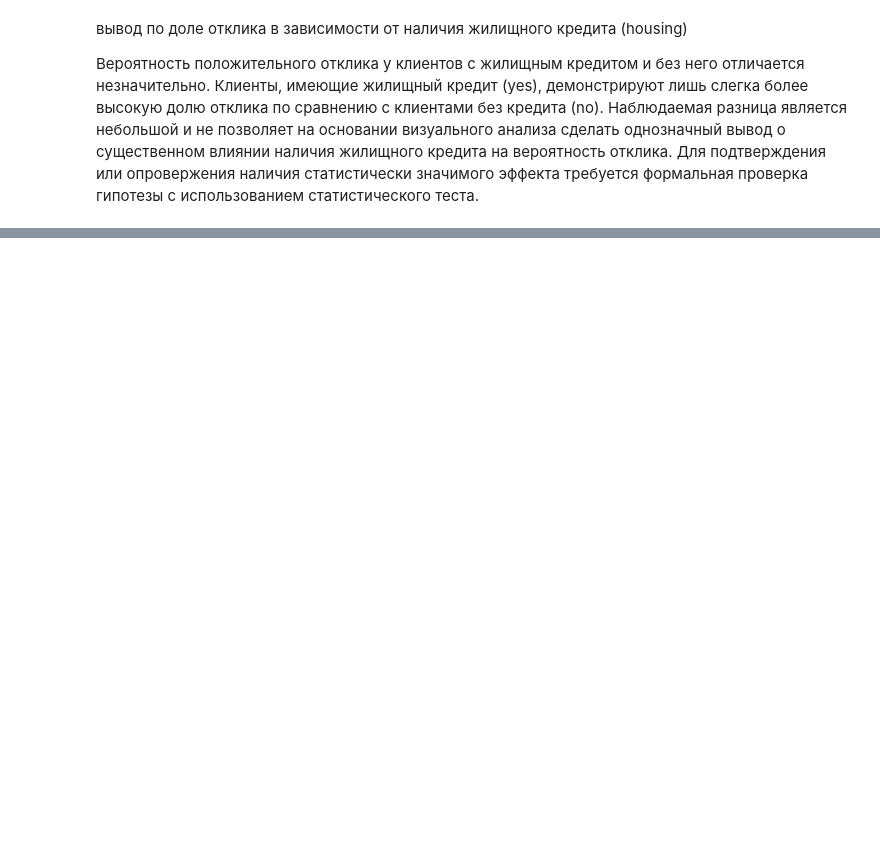
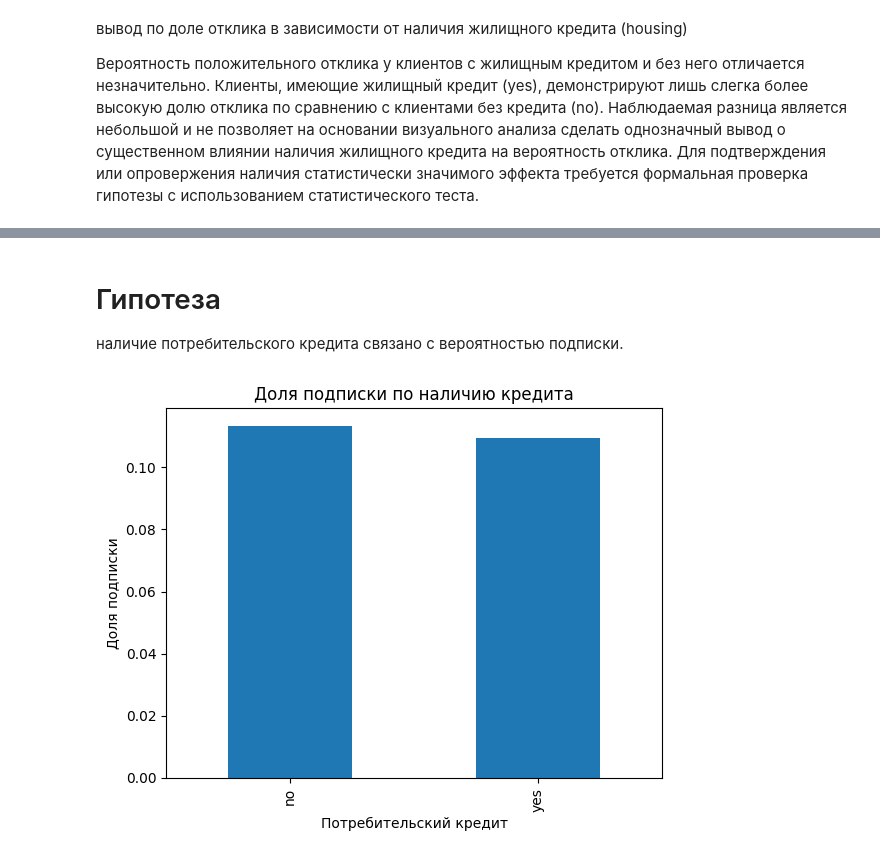
Before and after one commit to Murad0998/statistics-project, a Jupyter notebook: notebooks/GP_3_EDA.ipynb, the cells around one changed output, grey strips where cells are left out. Saved outputs shown, nothing was run; the diff lists cells and outputs as text; code cells hidden in the pictures; blank space fills up the shorter version.

```diff
--- a/notebooks/GP_3_EDA.ipynb
+++ b/notebooks/GP_3_EDA.ipynb
@@ -377,0 +397,19 @@ plt.show()
+# %% [markdown]
+# Гипотеза
+
+наличие потребительского кредита связано с вероятностью подписки.
+# %%
+rate = (
+    df
+    .groupby("loan", observed=True)["y_bin"]
+    .mean()
+)
+
+plt.figure()
+rate.plot(kind="bar")
+plt.title("Доля подписки по наличию кредита")
+plt.xlabel("Потребительский кредит")
+plt.ylabel("Доля подписки")
+plt.show()
+# %% [output]
+[figure, added]
```
Also changed, not shown: parts of 22 cells of this notebook.
